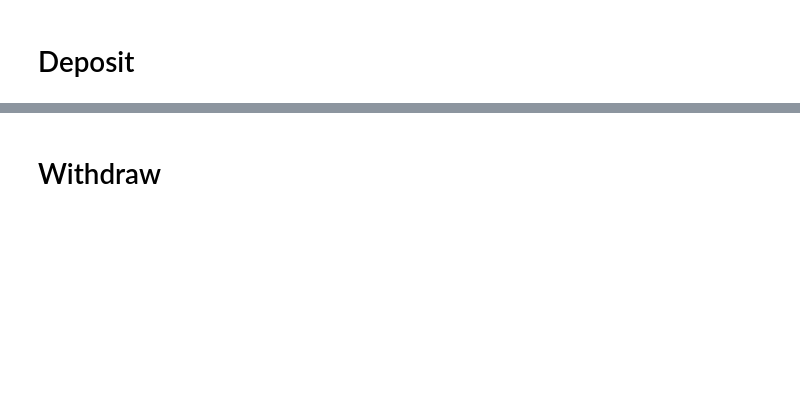
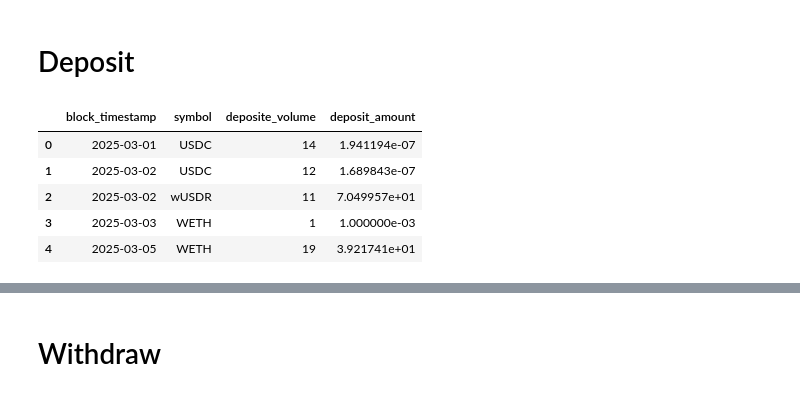
Before and after one commit to bellatrix-ds/onchain-analytics, a Jupyter notebook: 03_DeFi_Liquidit_Intelligence/Radiant.ipynb, the cells around one changed output, grey strips where cells are left out. Cells and saved outputs as stored; diff of their text form; code cells hidden in the pictures; blank space fills up the shorter version.

```diff
--- a/03_DeFi_Liquidit_Intelligence/Radiant.ipynb
+++ b/03_DeFi_Liquidit_Intelligence/Radiant.ipynb
@@ -111,3 +162,12 @@ df_d = df_d[df_d['token']== '0x000000000000000000000000c02aaa39b223fe8d0a0e5c4f2
+# %%
+deposit.head()
+# %% [output]
+|  | block_timestamp | symbol | deposite_volume | deposit_amount |
+| 0 | 2025-03-01 | USDC | 14 | 1.941194e-07 |
+| 1 | 2025-03-02 | USDC | 12 | 1.689843e-07 |
+| 2 | 2025-03-02 | wUSDR | 11 | 7.049957e+01 |
+| 3 | 2025-03-03 | WETH | 1 | 1.000000e-03 |
+| 4 | 2025-03-05 | WETH | 19 | 3.921741e+01 |
 # %%
 # remove 0x
 df_d['data_clean'] = df_d['data'].str[2:]
```
Also changed, not shown: parts of 31 cells of this notebook, 2 other files.
